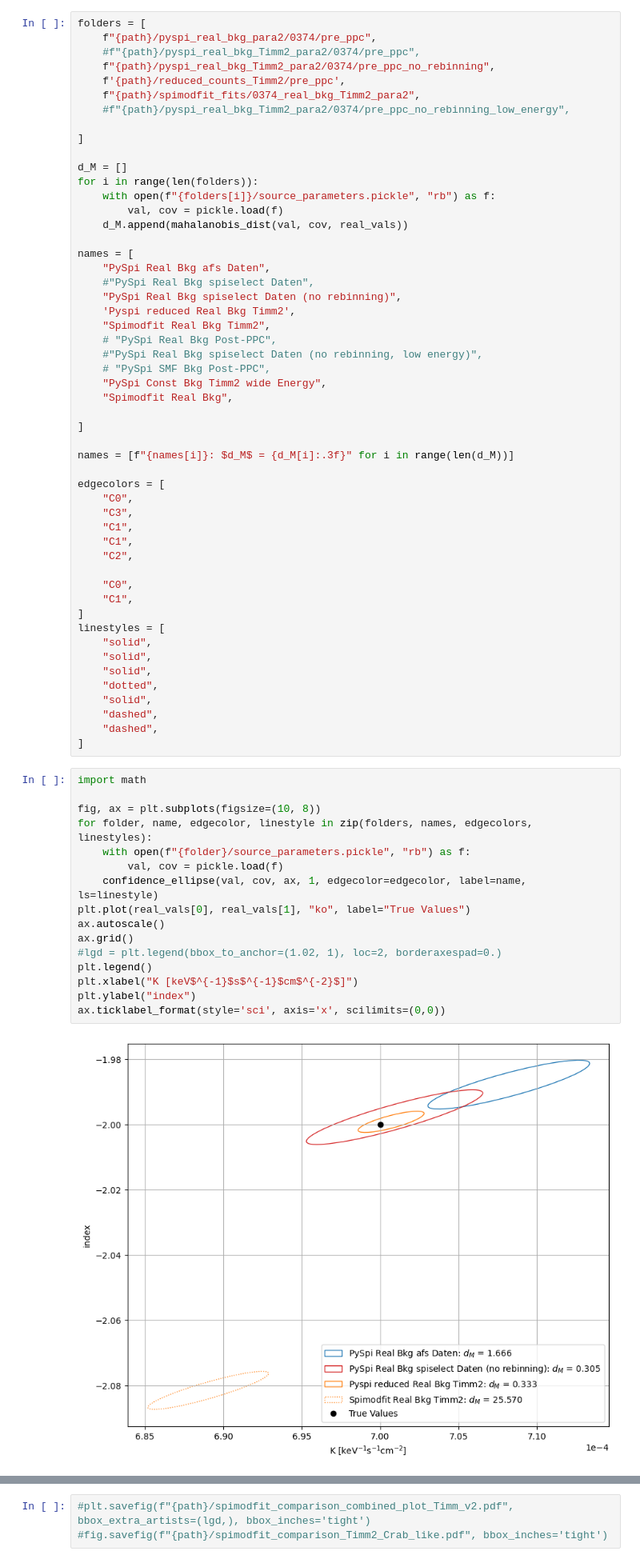
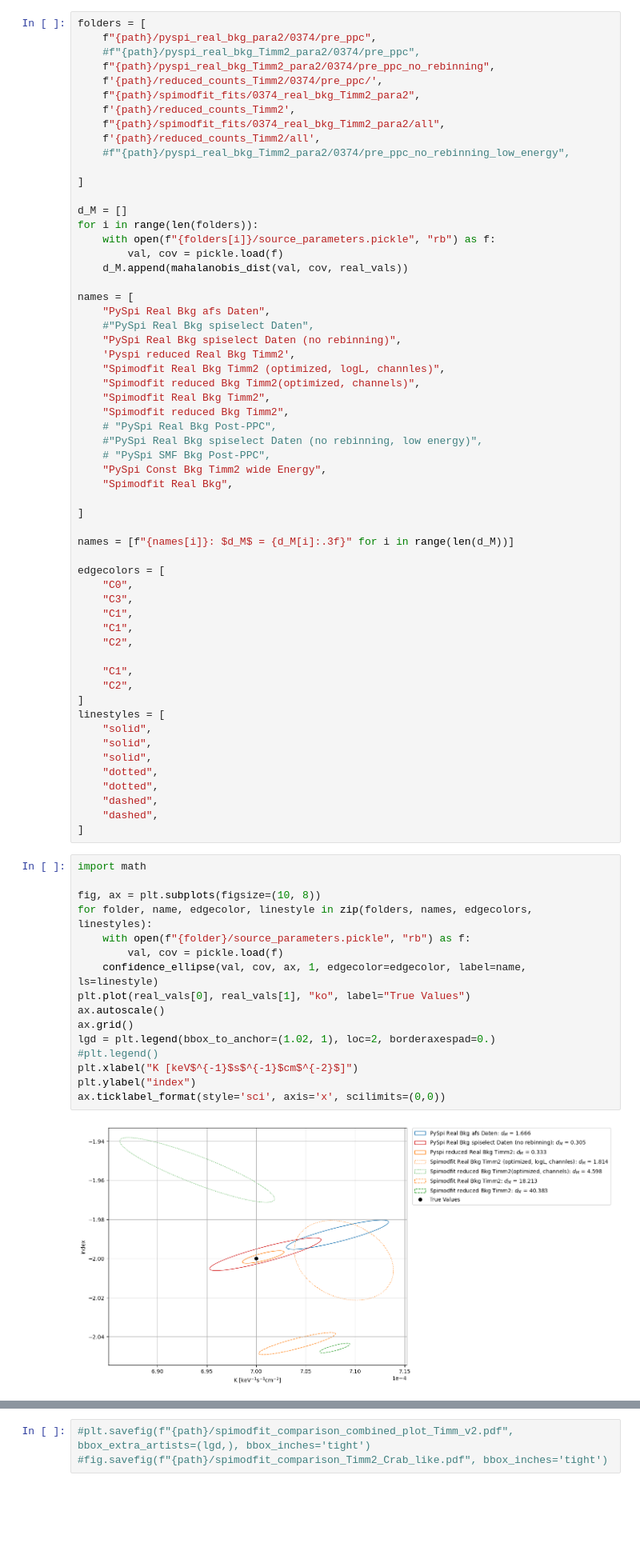
Before and after one commit to timmguthle/INTEGRAL-SPI, a Jupyter notebook: main_files/spimodfit_comparison_sim_source/plots_comparison.ipynb, the cells around one changed output, grey strips where cells are left out. Shown at 80% size. Cells and saved outputs as stored; diff of their text form; blank space fills up the shorter version.

Commit message:
reduced bkg and brighter source

```diff
--- a/main_files/spimodfit_comparison_sim_source/plots_comparison.ipynb
+++ b/main_files/spimodfit_comparison_sim_source/plots_comparison.ipynb
@@ -44,8 +44,11 @@ folders = [
     f"{path}/pyspi_real_bkg_para2/0374/pre_ppc",
     #f"{path}/pyspi_real_bkg_Timm2_para2/0374/pre_ppc",
     f"{path}/pyspi_real_bkg_Timm2_para2/0374/pre_ppc_no_rebinning",
-    f'{path}/reduced_counts_Timm2/pre_ppc',
+    f'{path}/reduced_counts_Timm2/0374/pre_ppc/',
     f"{path}/spimodfit_fits/0374_real_bkg_Timm2_para2",
+    f'{path}/reduced_counts_Timm2',
+    f"{path}/spimodfit_fits/0374_real_bkg_Timm2_para2/all",
+    f'{path}/reduced_counts_Timm2/all',
     #f"{path}/pyspi_real_bkg_Timm2_para2/0374/pre_ppc_no_rebinning_low_energy",
 
 ]
@@ -61,7 +64,10 @@ names = [
     #"PySpi Real Bkg spiselect Daten",
     "PySpi Real Bkg spiselect Daten (no rebinning)",
     'Pyspi reduced Real Bkg Timm2',
+    "Spimodfit Real Bkg Timm2 (optimized, logL, channles)",
+    "Spimodfit reduced Bkg Timm2(optimized, channels)",
     "Spimodfit Real Bkg Timm2",
+    "Spimodfit reduced Bkg Timm2",
     # "PySpi Real Bkg Post-PPC",
     #"PySpi Real Bkg spiselect Daten (no rebinning, low energy)",
     # "PySpi SMF Bkg Post-PPC",
@@ -79,33 +85,33 @@ edgecolors = [
     "C1",
     "C2",
 
-    "C0",
     "C1",
+    "C2",
 ]
 linestyles = [
     "solid",
     "solid",
     "solid",
     "dotted",
-    "solid",
+    "dotted",
     "dashed",
     "dashed",
 ]
 # %%
 import math
 
 fig, ax = plt.subplots(figsize=(10, 8))
 for folder, name, edgecolor, linestyle in zip(folders, names, edgecolors, linestyles):
     with open(f"{folder}/source_parameters.pickle", "rb") as f:
         val, cov = pickle.load(f)
     confidence_ellipse(val, cov, ax, 1, edgecolor=edgecolor, label=name, ls=linestyle)
 plt.plot(real_vals[0], real_vals[1], "ko", label="True Values")
 ax.autoscale()
 ax.grid()
-#lgd = plt.legend(bbox_to_anchor=(1.02, 1), loc=2, borderaxespad=0.)
-plt.legend()
+lgd = plt.legend(bbox_to_anchor=(1.02, 1), loc=2, borderaxespad=0.)
+#plt.legend()
 plt.xlabel("K [keV$^{-1}$s$^{-1}$cm$^{-2}$]")
 plt.ylabel("index")
 ax.ticklabel_format(style='sci', axis='x', scilimits=(0,0))
 # %% [output]
-[figure, old version]
+[figure, new version]
```
Also changed, not shown: parts of 4 cells of this notebook, 55 other files.
